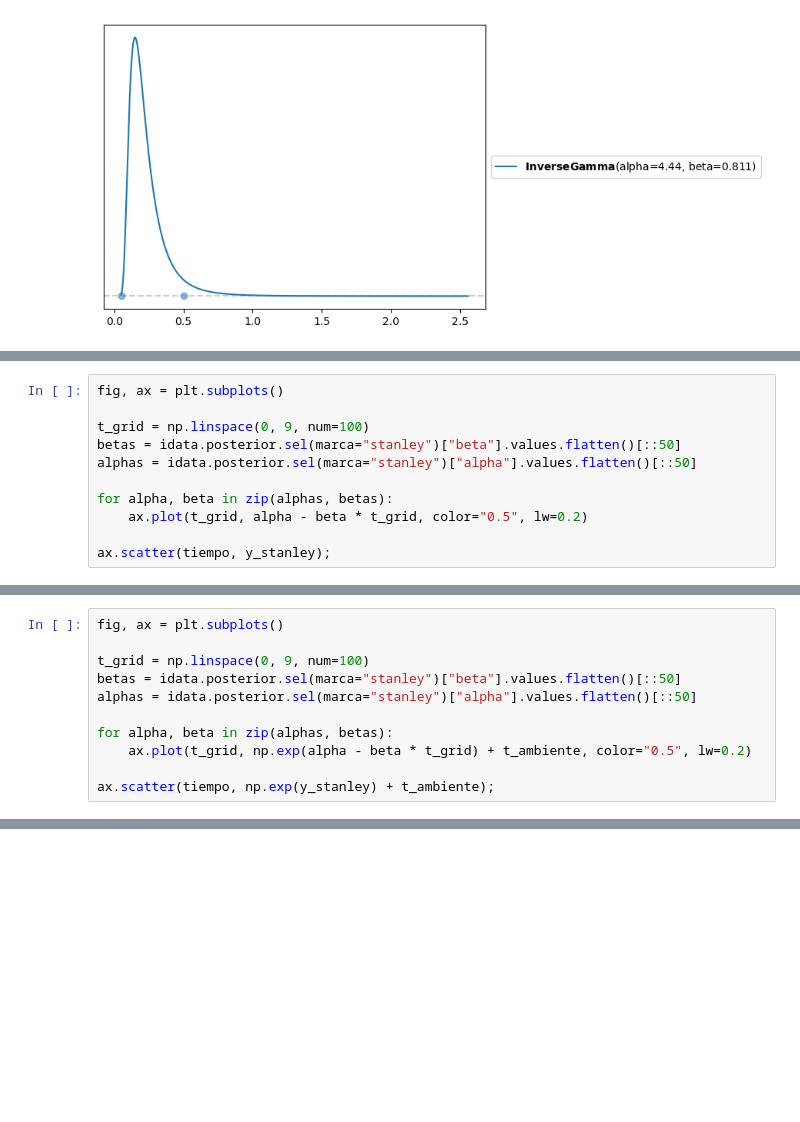
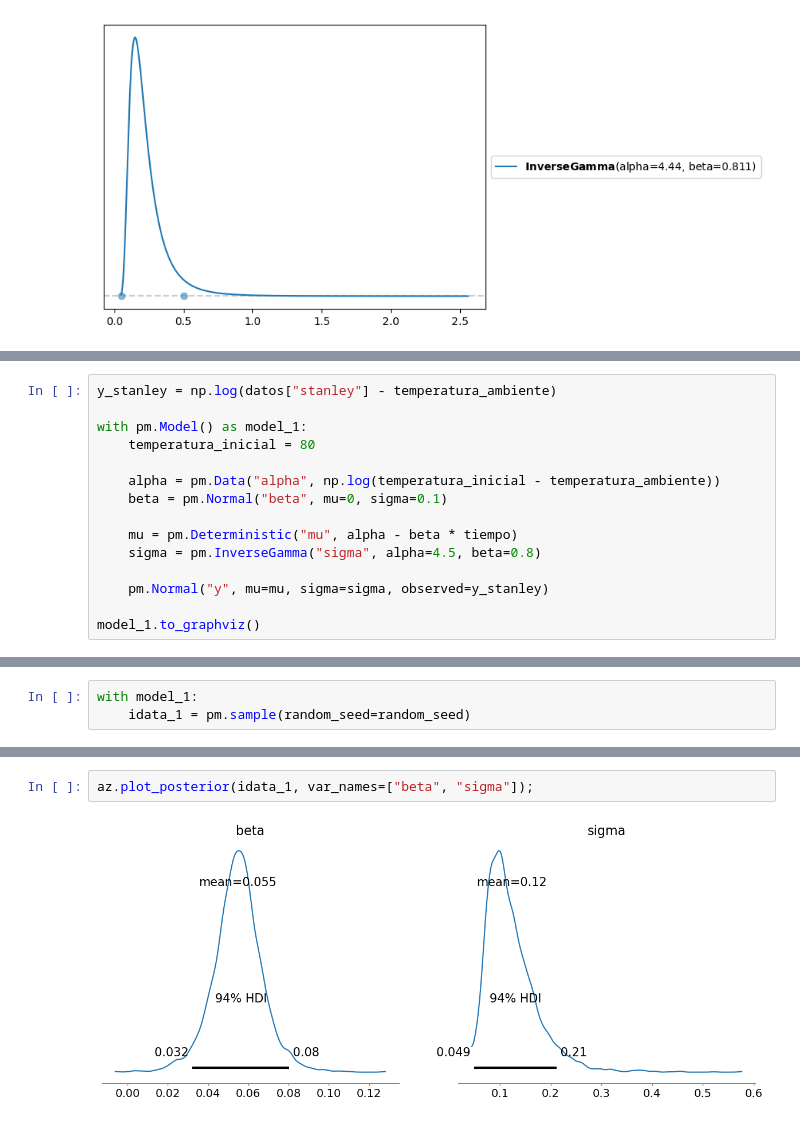
Before and after one commit to tomicapretto/tomicapretto.github.io, a Jupyter notebook: posts/_2025-08-10_temperatura-mate/index.ipynb, the cells around one changed output, grey strips where cells are left out. Drawn from its saved outputs; the diff is of its cells as text; blank space fills up the shorter version.

```diff
--- a/posts/_2025-08-10_temperatura-mate/index.ipynb
+++ b/posts/_2025-08-10_temperatura-mate/index.ipynb
@@ -226,11 +115,0 @@ az.summary(idata)
-# %%
-fig, ax = plt.subplots()
-
-t_grid = np.linspace(0, 9, num=100)
-betas = idata.posterior.sel(marca="stanley")["beta"].values.flatten()[::50]
-alphas = idata.posterior.sel(marca="stanley")["alpha"].values.flatten()[::50]
-
-for alpha, beta in zip(alphas, betas):
-    ax.plot(t_grid, alpha - beta * t_grid, color="0.5", lw=0.2)
-
-ax.scatter(tiempo, y_stanley);
@@ -239,11 +115,0 @@ ax.scatter(tiempo, y_stanley);
-# %%
-fig, ax = plt.subplots()
-
-t_grid = np.linspace(0, 9, num=100)
-betas = idata.posterior.sel(marca="stanley")["beta"].values.flatten()[::50]
-alphas = idata.posterior.sel(marca="stanley")["alpha"].values.flatten()[::50]
-
-for alpha, beta in zip(alphas, betas):
-    ax.plot(t_grid, np.exp(alpha - beta * t_grid) + t_ambiente, color="0.5", lw=0.2)
-
-ax.scatter(tiempo, np.exp(y_stanley) + t_ambiente);
@@ -251,0 +118,15 @@ ax.scatter(tiempo, np.exp(y_stanley) + t_ambiente);
+# %%
+y_stanley = np.log(datos["stanley"] - temperatura_ambiente)
+
+with pm.Model() as model_1:
+    temperatura_inicial = 80
+
+    alpha = pm.Data("alpha", np.log(temperatura_inicial - temperatura_ambiente))
+    beta = pm.Normal("beta", mu=0, sigma=0.1)
+
+    mu = pm.Deterministic("mu", alpha - beta * tiempo)
+    sigma = pm.InverseGamma("sigma", alpha=4.5, beta=0.8)
+
+    pm.Normal("y", mu=mu, sigma=sigma, observed=y_stanley)
+
+model_1.to_graphviz()
@@ -251,0 +135,3 @@ ax.scatter(tiempo, np.exp(y_stanley) + t_ambiente);
+# %%
+with model_1:
+    idata_1 = pm.sample(random_seed=random_seed)
@@ -251,0 +151,4 @@ ax.scatter(tiempo, np.exp(y_stanley) + t_ambiente);
+# %%
+az.plot_posterior(idata_1, var_names=["beta", "sigma"]);
+# %% [output]
+[figure, added]
```
Also changed, not shown: parts of 66 cells of this notebook.
